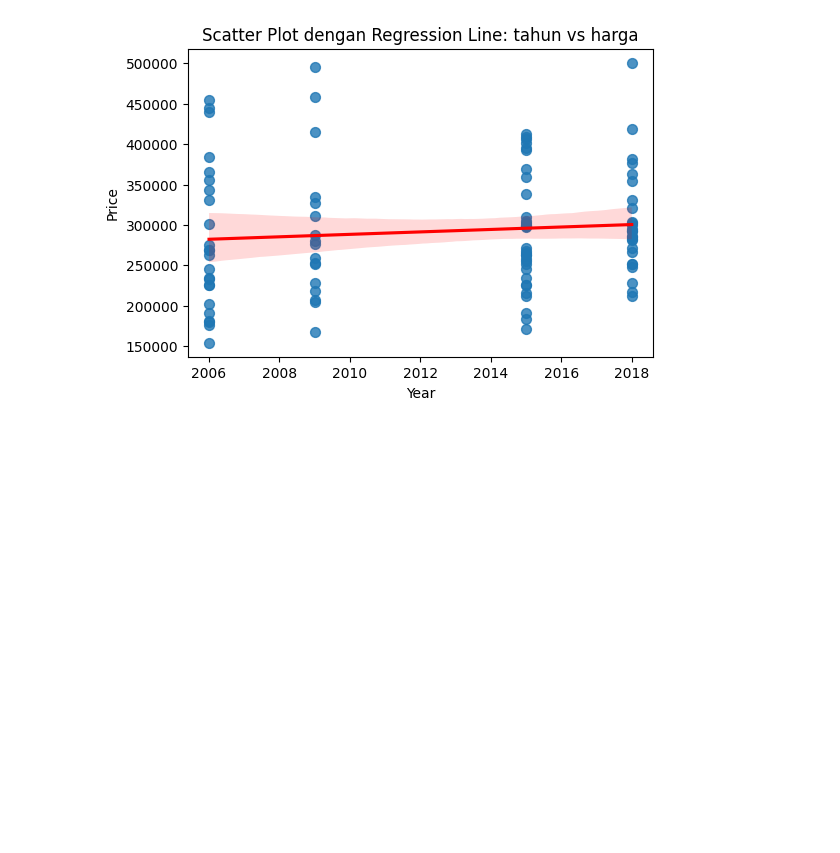
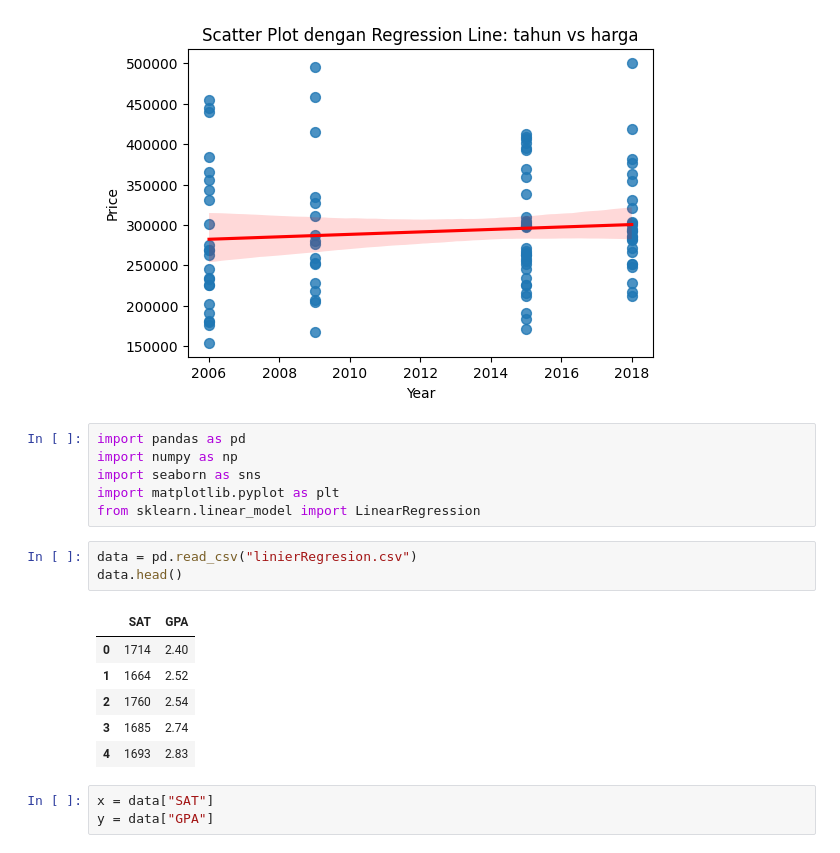
Before and after one commit to ihyaulumuddin044/machineLearning, a Jupyter notebook: python_lanjutan.ipynb, the cells around one changed output. Cells and saved outputs as stored; diff of their text form; blank space fills up the shorter version.

```diff
--- a/python_lanjutan.ipynb
+++ b/python_lanjutan.ipynb
@@ -620,3 +620,22 @@ plt.title("Scatter Plot dengan Regression Line: tahun vs harga")
 plt.show()
 # %% [output]
 [figure]
+# %%
+import pandas as pd
+import numpy as np
+import seaborn as sns
+import matplotlib.pyplot as plt
+from sklearn.linear_model import LinearRegression
+# %%
+data = pd.read_csv("linierRegresion.csv")
+data.head()
+# %% [output]
+|  | SAT | GPA |
+| 0 | 1714 | 2.40 |
+| 1 | 1664 | 2.52 |
+| 2 | 1760 | 2.54 |
+| 3 | 1685 | 2.74 |
+| 4 | 1693 | 2.83 |
+# %%
+x = data["SAT"]
+y = data["GPA"]
```
Also changed, not shown: parts of 19 cells of this notebook.
